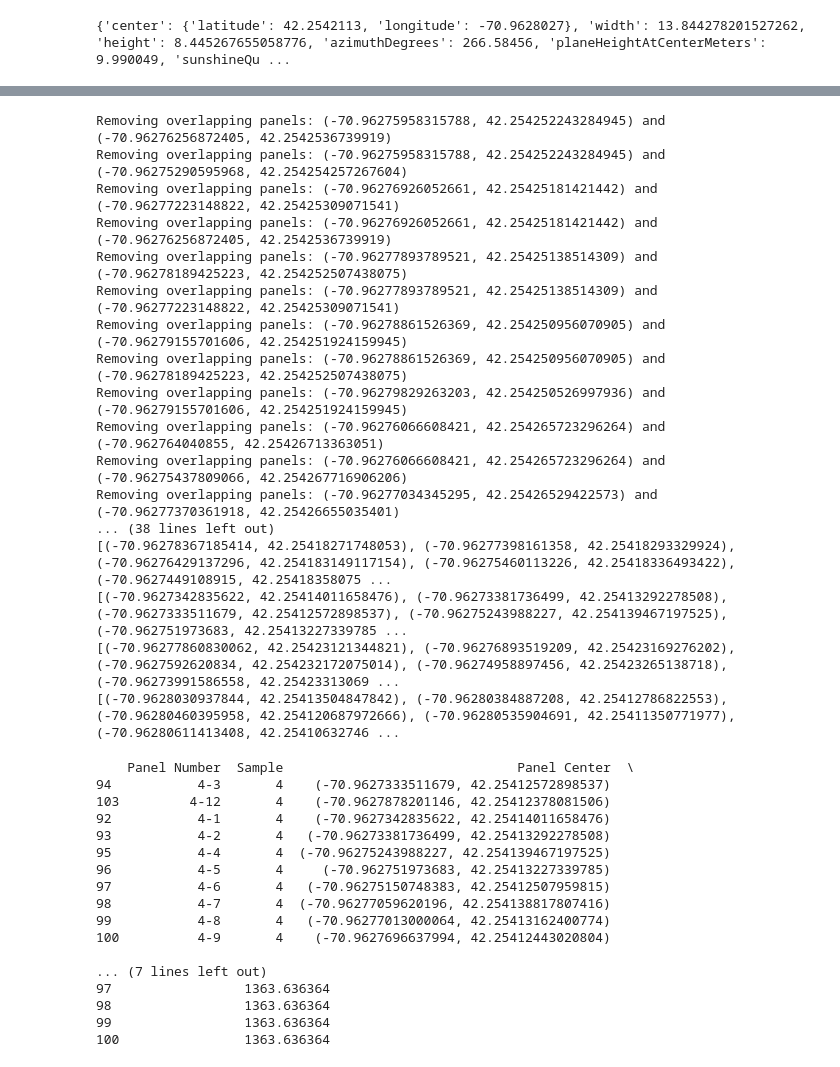
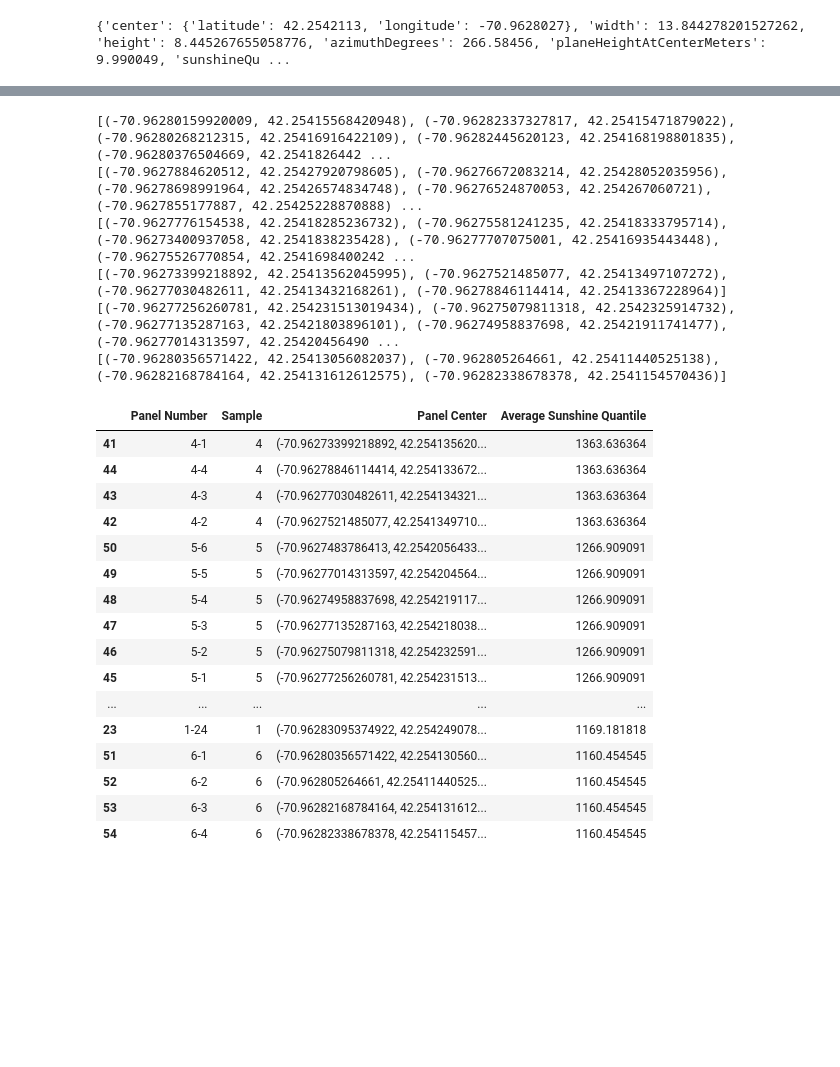
Before and after one commit to momova97/Solar_project, a Jupyter notebook: Azimuth.ipynb, the cells around one changed output, grey strips where cells are left out. Cells and saved outputs as stored; diff of their text form; code cells hidden in the pictures; blank space fills up the shorter version.

```diff
--- a/Azimuth.ipynb
+++ b/Azimuth.ipynb
@@ -417,7 +421,7 @@ def remove_overlapping_panels(samples, min_width, min_height):
         samples[index]['panelcenters'] = [c for c in samples[index]['panelcenters'] if c != center]
 
 
-min_width = 0.8  # Minimum width threshold
+min_width = 1.8  # Minimum width threshold
 min_height = 1.0  # Minimum height threshold
 
 remove_overlapping_panels(samples, min_width, min_height)
@@ -426,62 +430,51 @@ remove_overlapping_panels(samples, min_width, min_height)
 for sample in samples:
     print(sample['panelcenters'])
 # %% [output]
-Removing overlapping panels: (-70.96275958315788, 42.254252243284945) and (-70.96276256872405, 42.2542536739919)
-Removing overlapping panels: (-70.96275958315788, 42.254252243284945) and (-70.96275290595968, 42.254254257267604)
-Removing overlapping panels: (-70.96276926052661, 42.25425181421442) and (-70.96277223148822, 42.25425309071541)
-Removing overlapping panels: (-70.96276926052661, 42.25425181421442) and (-70.96276256872405, 42.2542536739919)
-Removing overlapping panels: (-70.96277893789521, 42.25425138514309) and (-70.96278189425223, 42.254252507438075)
-Removing overlapping panels: (-70.96277893789521, 42.25425138514309) and (-70.96277223148822, 42.25425309071541)
-Removing overlapping panels: (-70.96278861526369, 42.254250956070905) and (-70.96279155701606, 42.254251924159945)
-Removing overlapping panels: (-70.96278861526369, 42.254250956070905) and (-70.96278189425223, 42.254252507438075)
-Removing overlapping panels: (-70.96279829263203, 42.254250526997936) and (-70.96279155701606, 42.254251924159945)
-Removing overlapping panels: (-70.96276066608421, 42.254265723296264) and (-70.962764040855, 42.25426713363051)
-Removing overlapping panels: (-70.96276066608421, 42.254265723296264) and (-70.96275437809066, 42.254267716906206)
-Removing overlapping panels: (-70.96277034345295, 42.25426529422573) and (-70.96277370361918, 42.25426655035401)
-... (38 lines left out)
-[(-70.96278367185414, 42.25418271748053), (-70.96277398161358, 42.25418293329924), (-70.96276429137296, 42.254183149117154), (-70.96275460113226, 42.25418336493422), (-70.9627449108915, 42.25418358075 ...
-[(-70.9627342835622, 42.25414011658476), (-70.96273381736499, 42.25413292278508), (-70.9627333511679, 42.25412572898537), (-70.96275243988227, 42.254139467197525), (-70.962751973683, 42.25413227339785 ...
-[(-70.96277860830062, 42.25423121344821), (-70.96276893519209, 42.25423169276202), (-70.9627592620834, 42.254232172075014), (-70.96274958897456, 42.25423265138718), (-70.96273991586558, 42.25423313069 ...
-[(-70.9628030937844, 42.25413504847842), (-70.96280384887208, 42.25412786822553), (-70.96280460395958, 42.254120687972666), (-70.96280535904691, 42.25411350771977), (-70.96280611413408, 42.25410632746 ...
+[(-70.96280159920009, 42.25415568420948), (-70.96282337327817, 42.25415471879022), (-70.96280268212315, 42.25416916422109), (-70.96282445620123, 42.254168198801835), (-70.96280376504669, 42.2541826442 ...
+[(-70.9627884620512, 42.25427920798605), (-70.96276672083214, 42.25428052035956), (-70.96278698991964, 42.25426574834748), (-70.96276524870053, 42.254267060721), (-70.9627855177887, 42.25425228870888) ...
+[(-70.9627776154538, 42.25418285236732), (-70.96275581241235, 42.25418333795714), (-70.96273400937058, 42.2541838235428), (-70.96277707075001, 42.25416935443448), (-70.96275526770854, 42.2541698400242 ...
+[(-70.96273399218892, 42.25413562045995), (-70.9627521485077, 42.25413497107272), (-70.96277030482611, 42.25413432168261), (-70.96278846114414, 42.25413367228964)]
+[(-70.96277256260781, 42.254231513019434), (-70.96275079811318, 42.2542325914732), (-70.96277135287163, 42.25421803896101), (-70.96274958837698, 42.25421911741477), (-70.96277014313597, 42.25420456490 ...
+[(-70.96280356571422, 42.25413056082037), (-70.962805264661, 42.25411440525138), (-70.96282168784164, 42.254131612612575), (-70.96282338678378, 42.2541154570436)]
 # %%
 import pandas as pd
 
 panel_data = []
 
 for sample_index, sample in enumerate(samples):
     avg_sunshine = sum(sample['sunshineQuantiles']) / len(sample['sunshineQuantiles'])
     for panel_index, center in enumerate(sample.get('panelcenters', [])):
         panel_info = {
             'Panel Number': f"{sample_index+1}-{panel_index+1}",
             'Sample': sample_index + 1,
             'Panel Center': center,
             'Average Sunshine Quantile': avg_sunshine
         }
         panel_data.append(panel_info)
 
 # Create a DataFrame
 df = pd.DataFrame(panel_data)
 
 # Sort the DataFrame by 'Average Sunshine Quantile'
 df_sorted = df.sort_values(by='Average Sunshine Quantile', ascending=False)
 
 # Print the top 10 panels
-print(df_sorted.head(10))
+df_sorted
 # %% [output]
-    Panel Number  Sample                              Panel Center  \
-94           4-3       4    (-70.9627333511679, 42.25412572898537)
-103         4-12       4    (-70.9627878201146, 42.25412378081506)
-92           4-1       4    (-70.9627342835622, 42.25414011658476)
-93           4-2       4   (-70.96273381736499, 42.25413292278508)
-95           4-4       4  (-70.96275243988227, 42.254139467197525)
-96           4-5       4     (-70.962751973683, 42.25413227339785)
-97           4-6       4   (-70.96275150748383, 42.25412507959815)
-98           4-7       4  (-70.96277059620196, 42.254138817807416)
-99           4-8       4   (-70.96277013000064, 42.25413162400774)
-100          4-9       4    (-70.9627696637994, 42.25412443020804)
-
-... (7 lines left out)
-97                 1363.636364
-98                 1363.636364
-99                 1363.636364
-100                1363.636364
+|  | Panel Number | Sample | Panel Center | Average Sunshine Quantile |
+| 41 | 4-1 | 4 | (-70.96273399218892, 42.254135620... | 1363.636364 |
+| 44 | 4-4 | 4 | (-70.96278846114414, 42.254133672... | 1363.636364 |
+| 43 | 4-3 | 4 | (-70.96277030482611, 42.254134321... | 1363.636364 |
+| 42 | 4-2 | 4 | (-70.9627521485077, 42.2541349710... | 1363.636364 |
+| 50 | 5-6 | 5 | (-70.9627483786413, 42.2542056433... | 1266.909091 |
+| 49 | 5-5 | 5 | (-70.96277014313597, 42.254204564... | 1266.909091 |
+| 48 | 5-4 | 5 | (-70.96274958837698, 42.254219117... | 1266.909091 |
+| 47 | 5-3 | 5 | (-70.96277135287163, 42.254218038... | 1266.909091 |
+| 46 | 5-2 | 5 | (-70.96275079811318, 42.254232591... | 1266.909091 |
+| 45 | 5-1 | 5 | (-70.96277256260781, 42.254231513... | 1266.909091 |
+| ... | ... | ... | ... | ... |
+| 23 | 1-24 | 1 | (-70.96283095374922, 42.254249078... | 1169.181818 |
+| 51 | 6-1 | 6 | (-70.96280356571422, 42.254130560... | 1160.454545 |
+| 52 | 6-2 | 6 | (-70.962805264661, 42.25411440525... | 1160.454545 |
+| 53 | 6-3 | 6 | (-70.96282168784164, 42.254131612... | 1160.454545 |
+| 54 | 6-4 | 6 | (-70.96282338678378, 42.254115457... | 1160.454545 |
```
Also changed, not shown: parts of 5 cells of this notebook.
